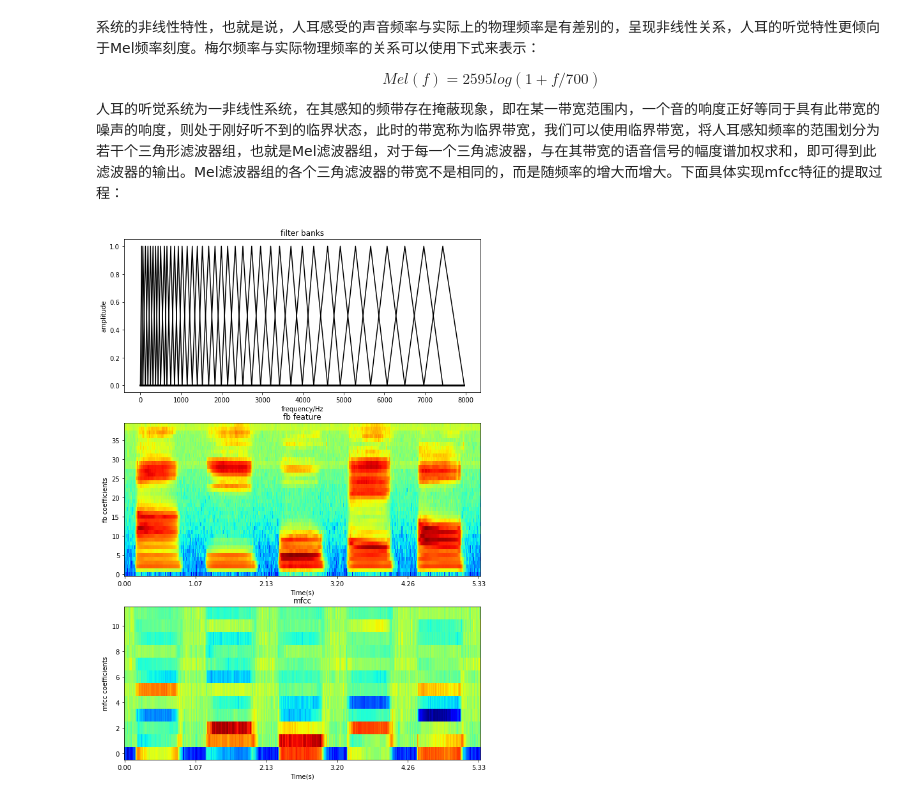
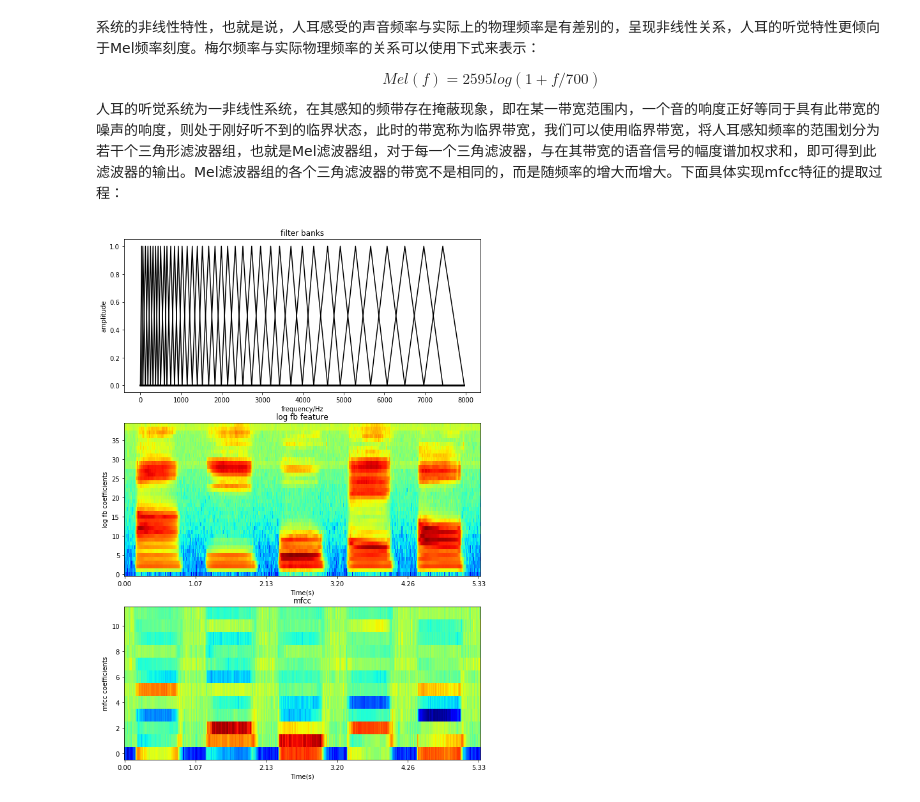
Before and after one commit to guker/speech, a Jupyter notebook: SpeechFeature.ipynb, the cells around one changed output. Drawn from its saved outputs; the diff is of its cells as text; code cells hidden in the pictures.

```diff
--- a/SpeechFeature.ipynb
+++ b/SpeechFeature.ipynb
@@ -257,39 +257,39 @@ filter_banks = np.dot(pow_frames, fbank.T)
 # 数值稳定
 filter_banks = np.where(filter_banks==0, np.finfo(float).eps, filter_banks)
 # 转化到dB单位上，，此处得到也是常用的特征filterbank特征
-filter_banks = 20*np.log10(filter_banks)
+filter_banks = 20*np.log(filter_banks)
 # 使用DCT进行去相关,只保留前1-13维，即最后的mfcc特征
 num_ceps = 12
 mfcc = dct(filter_banks, type=2, axis=1, norm='ortho')[:,1:(num_ceps + 1)]
 '''
 # 频谱提升
 cep_lifter = 22
 lift = 1 + (cep_lifter/2)*np.sin(np.pi*mfcc.shape[1]/cep_lifter)
 mfcc *=lift
 '''
-# 画filterbank的热力图
+# 画log filterbank的热力图
 plt.subplot(3,1,2)
 plt.imshow(filter_banks.T,cmap=plt.cm.jet,aspect='auto')
 plt.xlabel('Time(s)')
-plt.ylabel('fb coefficients')
+plt.ylabel('log fb coefficients')
 nframes = (filter_banks.T).shape[1]
 plt.xticks(np.arange(0, nframes,
                     int(nframes/5)),
                     ['{:.2f}'.format(i*nframes/5*frameshift/framerate) for i in range(6)])
 ax = plt.gca()
 ax.invert_yaxis()
-plt.title('fb feature')
+plt.title('log fb feature')
 # 画MFCC的热力图
 plt.subplot(3,1,3)
 plt.imshow(mfcc.T,cmap=plt.cm.jet,aspect='auto')
 plt.xlabel('Time(s)')
 plt.ylabel('mfcc coefficients')
 plt.xticks(np.arange(0, nframes,
                     int(nframes/5)),
                     ['{:.2f}'.format(i*nframes/5*frameshift/framerate) for i in range(6)])
 ax = plt.gca()
 ax.invert_yaxis()
 plt.title('mfcc')
 plt.show()
 # %% [output]
-[figure, old version]
+[figure, new version]
```
Also changed, not shown: parts of 4 cells of this notebook.
